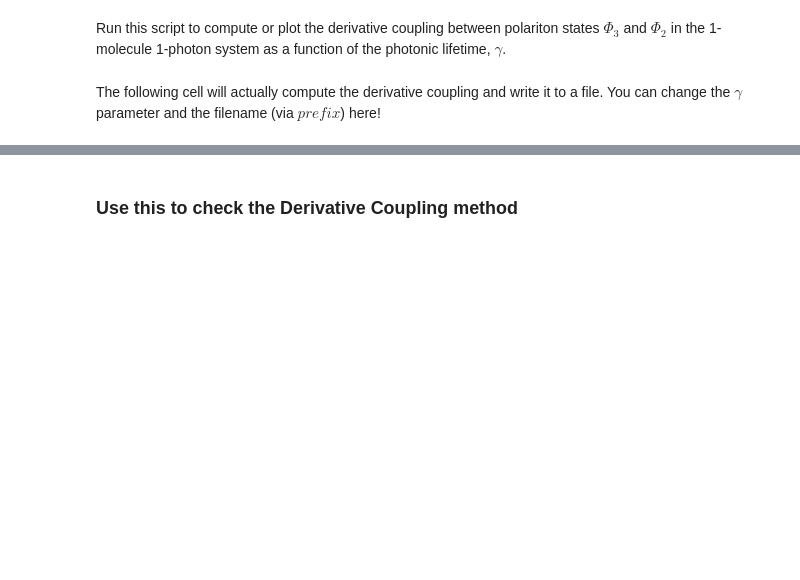
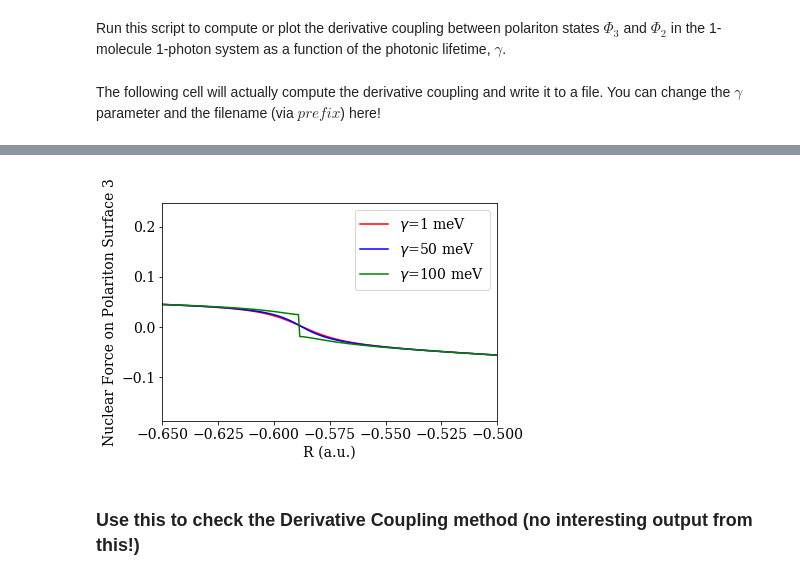
Before and after one commit to FoleyLab/PyCQED, a Jupyter notebook: Plot_Derivative_Coupling.ipynb, the cells around one changed output, grey strips where cells are left out. Drawn from its saved outputs; the diff is of its cells as text; code cells hidden in the pictures; blank space fills up the shorter version.

```diff
--- a/Plot_Derivative_Coupling.ipynb
+++ b/Plot_Derivative_Coupling.ipynb
@@ -83,5 +120,19 @@ print(polt.H_photonic)
+# %%
+
+plt.plot(dc_1[:,0], np.real(dc_1[:,2]), 'red', label='$\gamma$=1 meV')
+plt.plot(dc_50[:,0], np.real(dc_50[:,2]), 'blue', label='$\gamma$=50 meV')
+plt.plot(dc_100[:,0], np.real(dc_100[:,2]), 'green', label='$\gamma$=100 meV')
+plt.legend()
+plt.xlim(-.65,-.50)
+#plt.ylim(-20.,20)
+plt.xlabel("R (a.u.)")
+plt.ylabel("Nuclear Force on Polariton Surface 3")
+#plt.savefig("DC.eps")
+plt.show()
+# %% [output]
+[figure, added]
 # %% [markdown]
-### Use this to check the Derivative Coupling method
+### Use this to check the Derivative Coupling method (no interesting output from this!)
 # %%
 polt.R = -0.59
 polt.H_e()
```
Also changed, not shown: parts of 7 cells of this notebook, 1 other file.
